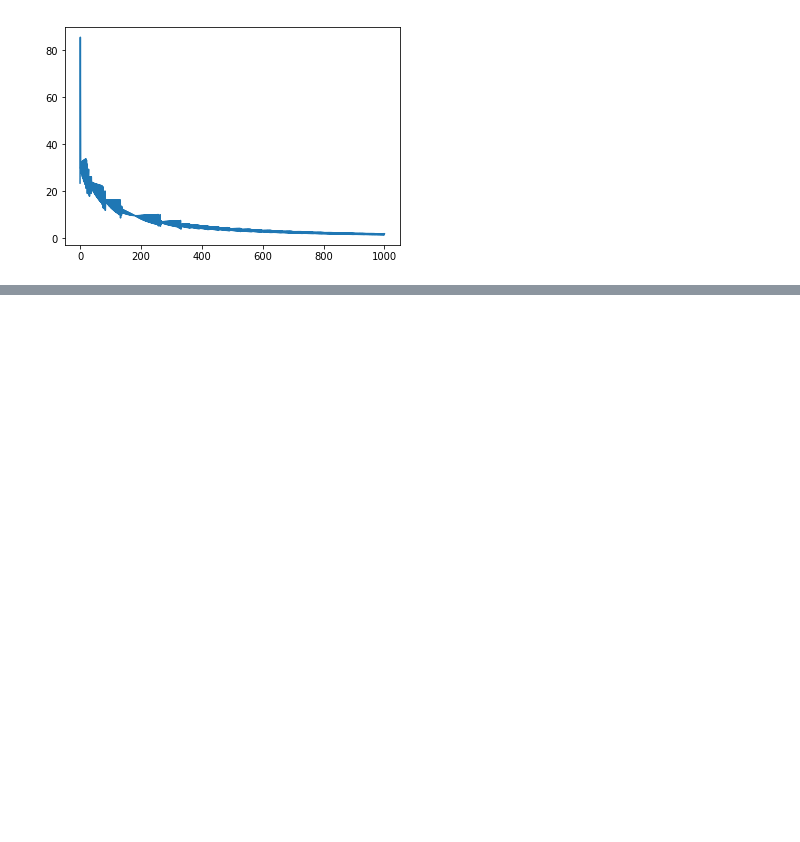
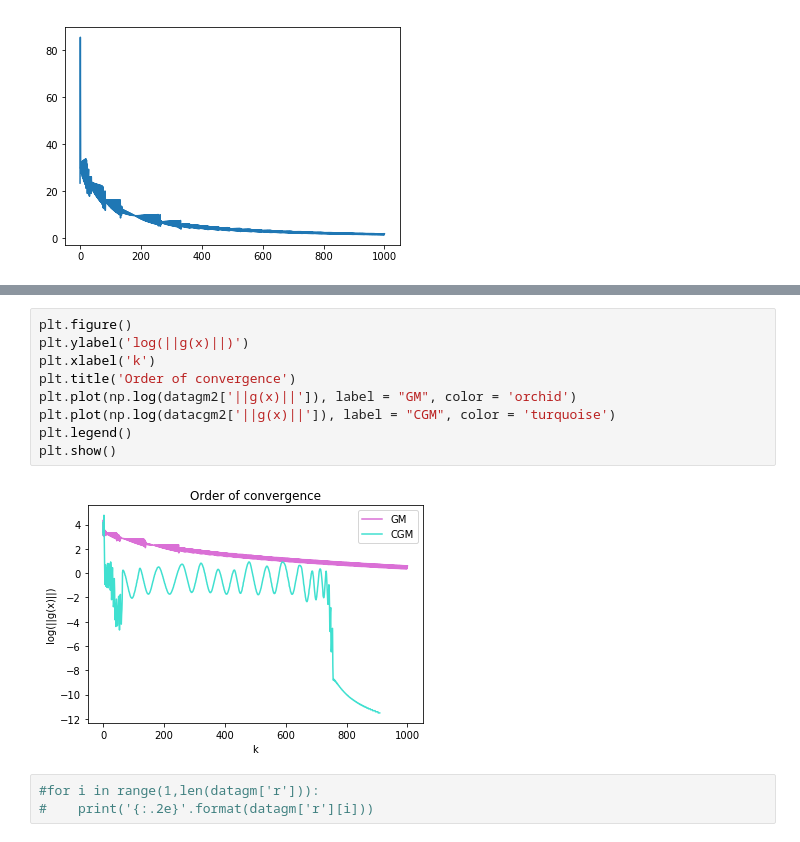
Before and after one commit to margaritageleta/SLNN, a Jupyter notebook: Untitled1.ipynb, the cells around one changed output, grey strips where cells are left out. Drawn from its saved outputs; the diff is of its cells as text; blank space fills up the shorter version.

```diff
--- a/Untitled1.ipynb
+++ b/Untitled1.ipynb
@@ -350,0 +335,14 @@ plt.plot(data['||g(x)||'])
+# %%
+plt.figure()
+plt.ylabel('log(||g(x)||)')
+plt.xlabel('k')
+plt.title('Order of convergence')
+plt.plot(np.log(datagm2['||g(x)||']), label = "GM", color = 'orchid')
+plt.plot(np.log(datacgm2['||g(x)||']), label = "CGM", color = 'turquoise')
+plt.legend()
+plt.show()
+# %% [output]
+[figure, added]
+# %%
+#for i in range(1,len(datagm['r'])):
+#    print('{:.2e}'.format(datagm['r'][i]))
```
Also changed, not shown: parts of 17 cells of this notebook, 1 other file.
